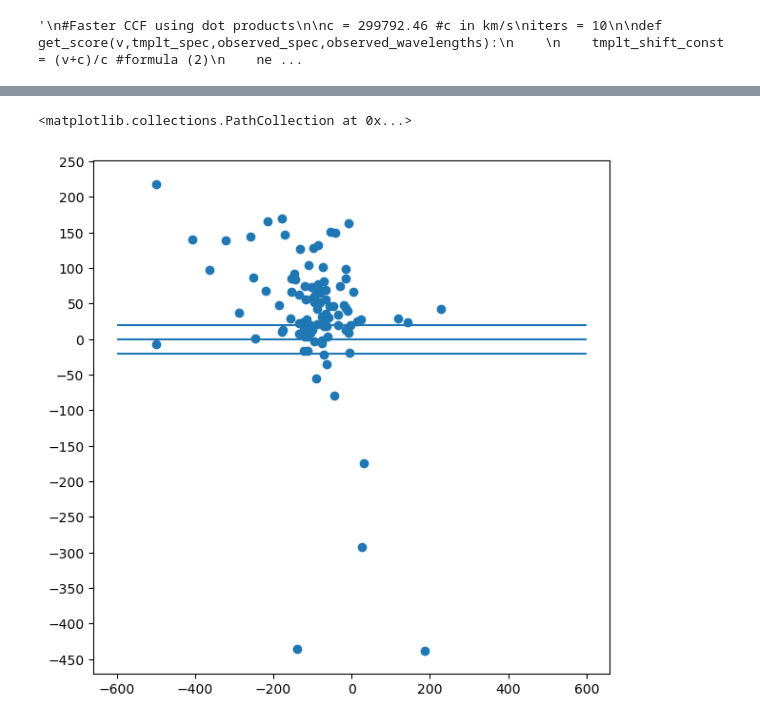
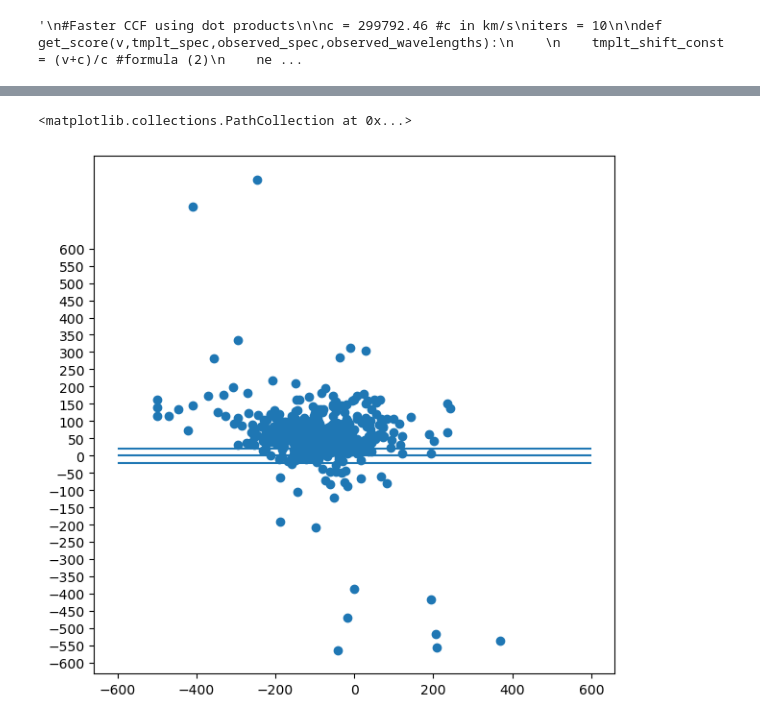
Before and after one commit to Galactic-Archaeology-Lab/het_cannon_projects, a Jupyter notebook: nachiket/tmplt_rv_correction.ipynb, the cells around one changed output, grey strips where cells are left out. Drawn from its saved outputs; the diff is of its cells as text; code cells hidden in the pictures.

```diff
--- a/nachiket/tmplt_rv_correction.ipynb
+++ b/nachiket/tmplt_rv_correction.ipynb
@@ -187,4 +214,5 @@ for observed_spec in tqdm(observed_specs[:100]):
 # %%
+
 #Slower CCF using dot products
 c = 299792.46
 def get_score(v,tmplt_spec,observed_spec,observed_wavelengths):
@@ -212,7 +240,7 @@ predicted_rvs = []
 scores = []
 observed_wavelengths = np.linspace(3570,5440,len(observed_specs[0]))
 
-for observed_spec in tqdm(observed_specs[:100]):
+for observed_spec in tqdm(observed_specs[:600]):
     best_tmplt_idx = min_score_idx[counter]
     predicted_rv, score_arr =  ccf(observed_spec,observed_wavelengths,norm_tmplt_specs[best_tmplt_idx])
     predicted_rvs.append(predicted_rv)
@@ -220,0 +291,36 @@ for observed_spec in tqdm(observed_specs[:100]):
+# %%
+"""
+#Slower CCF using dot products
+c = 299792.46
+def get_score(v,tmplt_spec,observed_spec,observed_wavelengths,tmplt_wav):
+
+    tmplt_shift_const = (v+c)/c #formula (2)
+    new_wavelengths = tmplt_wav * tmplt_shift_const
+    test_cs = CubicSpline(new_wavelengths,tmplt_spec)
+    interpolated_tmplt_spec = np.array(test_cs(observed_wavelengths))
+    return np.dot(interpolated_tmplt_spec,observed_spec)
+
+def ccf(observed_spec,observed_wavelengths,tmplt_spec,tmplt_wav):
+
+    value_range = np.arange(-600,600,1)
+
+    scores = []
+    for rv in value_range:
+        current_score = get_score(rv,tmplt_spec,observed_spec,observed_wavelengths,tmplt_wav)
+        scores.append(current_score)
+    predicted_rv = value_range[np.argmax(scores)]
+
+    return predicted_rv,scores
+
+counter = 0
+predicted_rvs = []
+scores = []
+observed_wavelengths = np.linspace(3570,5440,len(observed_specs[0]))
+
+for observed_spec in tqdm(revised_specs[:600]):
+    best_tmplt_idx = min_score_idx[counter]
+    predicted_rv, score_arr =  ccf(observed_spec,observed_wavelengths,tmplt_data["og_norm"][best_tmplt_idx],tmplt_data["wavelengths"][best_tmplt_idx])
+    predicted_rvs.append(predicted_rv)
+    scores.append(score_arr)
+    counter += 1
+"""
@@ -268,14 +376,15 @@ plt.plot(np.arange(-600,600,1),scores[4])
 # %%
-delta_RV =  np.array(predicted_rvs) + np.array(spec_data["barycor"][:100]/1000) - spec_data["RV_1"][:100]
+total = 600
+delta_RV =  np.array(predicted_rvs) + np.array(spec_data["barycor"][:total]/1000) - spec_data["RV_1"][:total]
 plt.figure(figsize=(7,7))
 plt.yticks(np.arange(-650,650,50))
 plt.hlines(0,-600,600)
 plt.hlines(20,-600,600)
 plt.hlines(-20,-600,600)
-plt.scatter(spec_data["RV_1"][:100],delta_RV)
+plt.scatter(spec_data["RV_1"][:total],delta_RV)
 # %% [output]
 <matplotlib.collections.PathCollection at 0x...>
-[figure, old version]
+[figure, new version]
 # %%
 np.mean(delta_RV),np.std(delta_RV)
 # %% [output]
```
Also changed, not shown: parts of 20 cells of this notebook, 4 other files.
